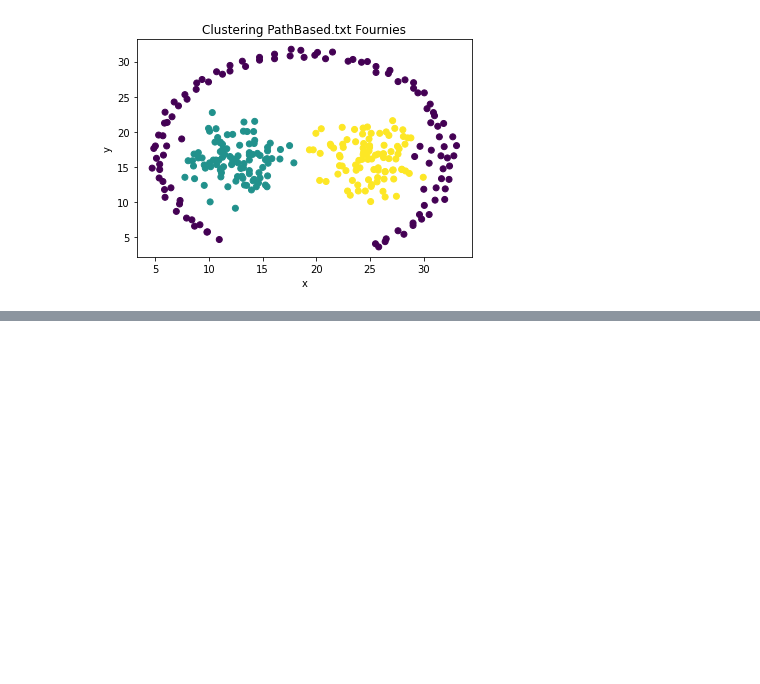
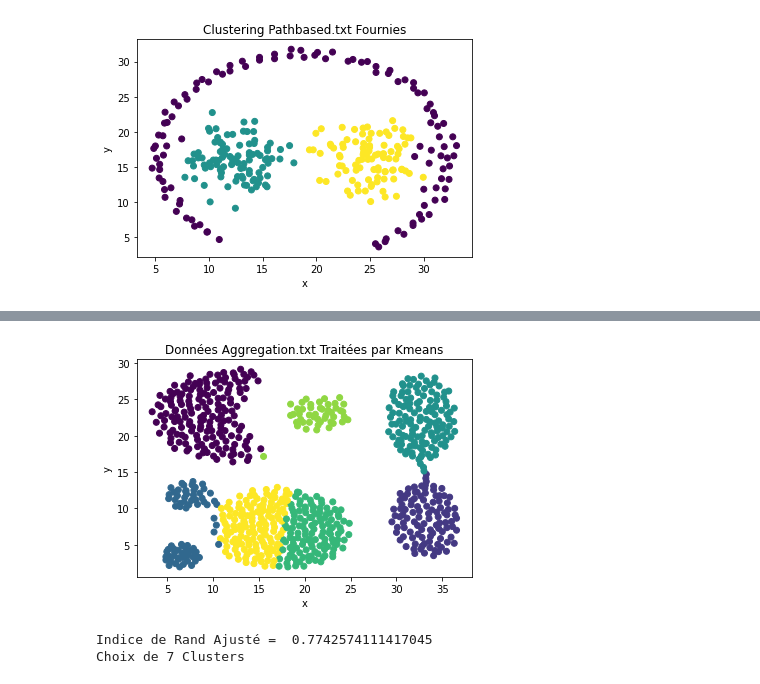
Before and after one commit to EvanEpivent5/odata, a Jupyter notebook: scripts/kmeans.ipynb, the cells around one changed output, grey strips where cells are left out. Cells and saved outputs as stored; diff of their text form; code cells hidden in the pictures; blank space fills up the shorter version.

```diff
--- a/scripts/kmeans.ipynb
+++ b/scripts/kmeans.ipynb
@@ -90,0 +107,27 @@ NameError: name 'labelspathbased' is not defined
+# %%
+data=pd.read_csv('../src/Aggregation_out.txt')
+
+def kmeans(data,nbclusters):
+    kmeans=KMeans(n_clusters=nbclusters,init="k-means++", n_init=7)
+    kmeans.fit(data)
+    kmeans.predict(data)
+    reskmeans=kmeans.transform(data)
+    return(kmeans.cluster_centers_,kmeans.labels_,reskmeans)
+
+labelskmeansaggregation=kmeans(data,7)[1]
+x=data.iloc[:,0]
+y=data.iloc[:,1]
+plt.xlabel("x")
+plt.ylabel("y")
+plt.title("Données Aggregation.txt Traitées par Kmeans")
+plt.scatter(x,y,c=labelskmeansaggregation)
+plt.show()
+
+#Comparaison avec les données :
+rand = sklearn.metrics.adjusted_rand_score(labelsaggregation,labelskmeansaggregation)
+print("Indice de Rand Ajusté = ",rand)
+print("Choix de 7 Clusters")
+# %% [output]
+[figure, added]
+Indice de Rand Ajusté =  0.7742574111417045
+Choix de 7 Clusters
```
Also changed, not shown: parts of 2 cells of this notebook.
